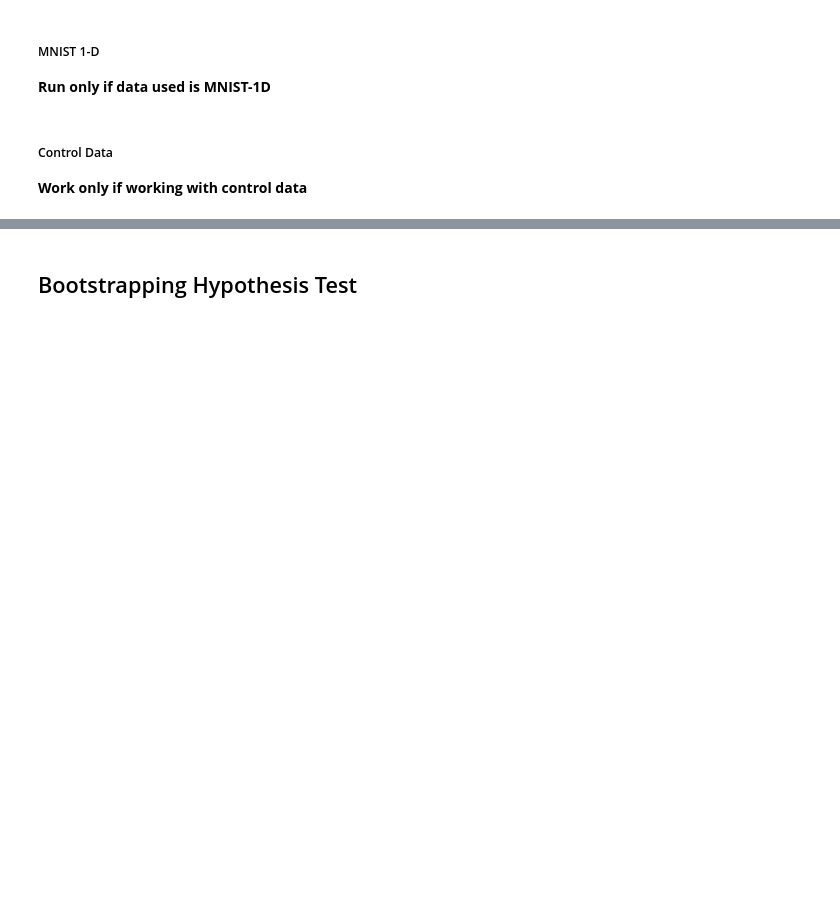
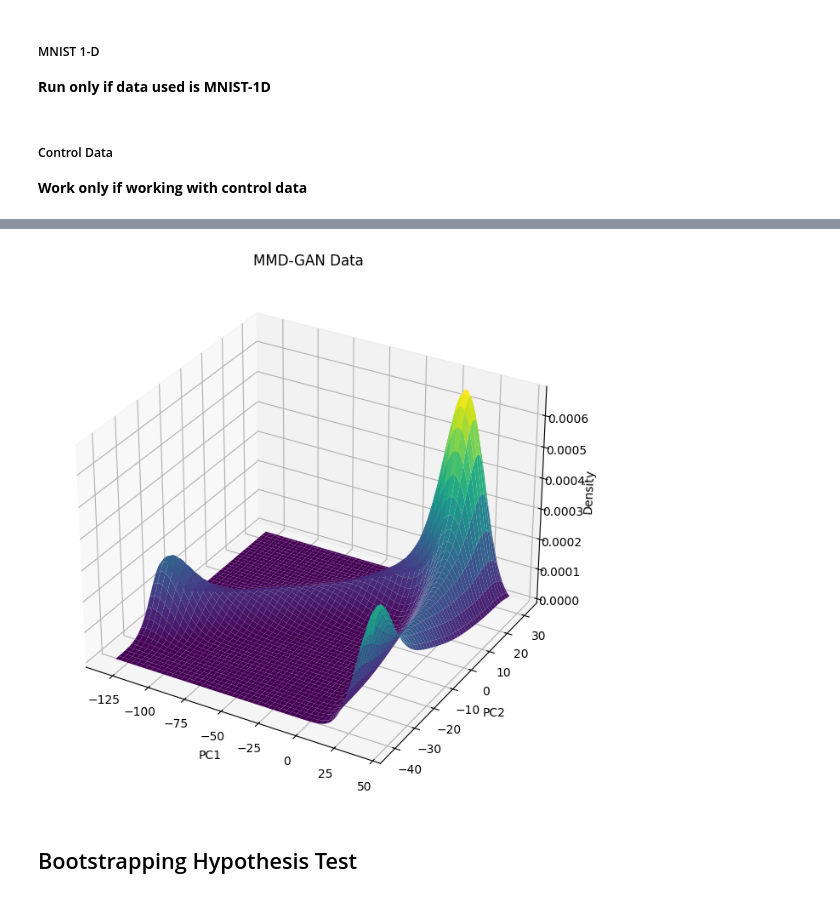
Before and after one commit to vdakov/mmd-gan-2, a Jupyter notebook: experiments.ipynb, the cells around one changed output, grey strips where cells are left out. Saved outputs shown, nothing was run; the diff lists cells and outputs as text; code cells hidden in the pictures; blank space fills up the shorter version.

```diff
--- a/experiments.ipynb
+++ b/experiments.ipynb
@@ -147,3 +189,28 @@ visualization.plots.plot_3d_kde(gen_samples, "GMMN Data")
+# %%
+
+def generate_mmd_gan(model, NOISE_SIZE, number, device='cpu'):
+    model.eval()
+    model.to(device)
+    autoencoder.eval()
+
+    generated_samples = []
+
+    with torch.no_grad(): # Disable gradient calculations for inference
+        for _ in range(number):
+            noise = torch.randn((1, NOISE_SIZE))
+            noise = noise.to(device) # Move noise to the same device as the model
+            sample = model(noise)
+            generated_samples.append(sample.cpu()) # Move generated sample to CPU for storage
+
+    # Concatenate all generated samples into a single tensor
+    return torch.squeeze(torch.cat(generated_samples, dim=0)).numpy()
+
+gen_samples = generate_mmd_gan(netG, 100, 10000)
+gen_samples = np.add(np.multiply(max_value - min_value, gen_samples), min_value)
+
+visualization.plots.plot_3d_kde(gen_samples, "MMD-GAN Data")
+# %% [output]
+[figure, added]
 # %% [markdown]
 ## Bootstrapping Hypothesis Test
 # %%
```
Also changed, not shown: parts of 9 cells of this notebook, 52 other files.
